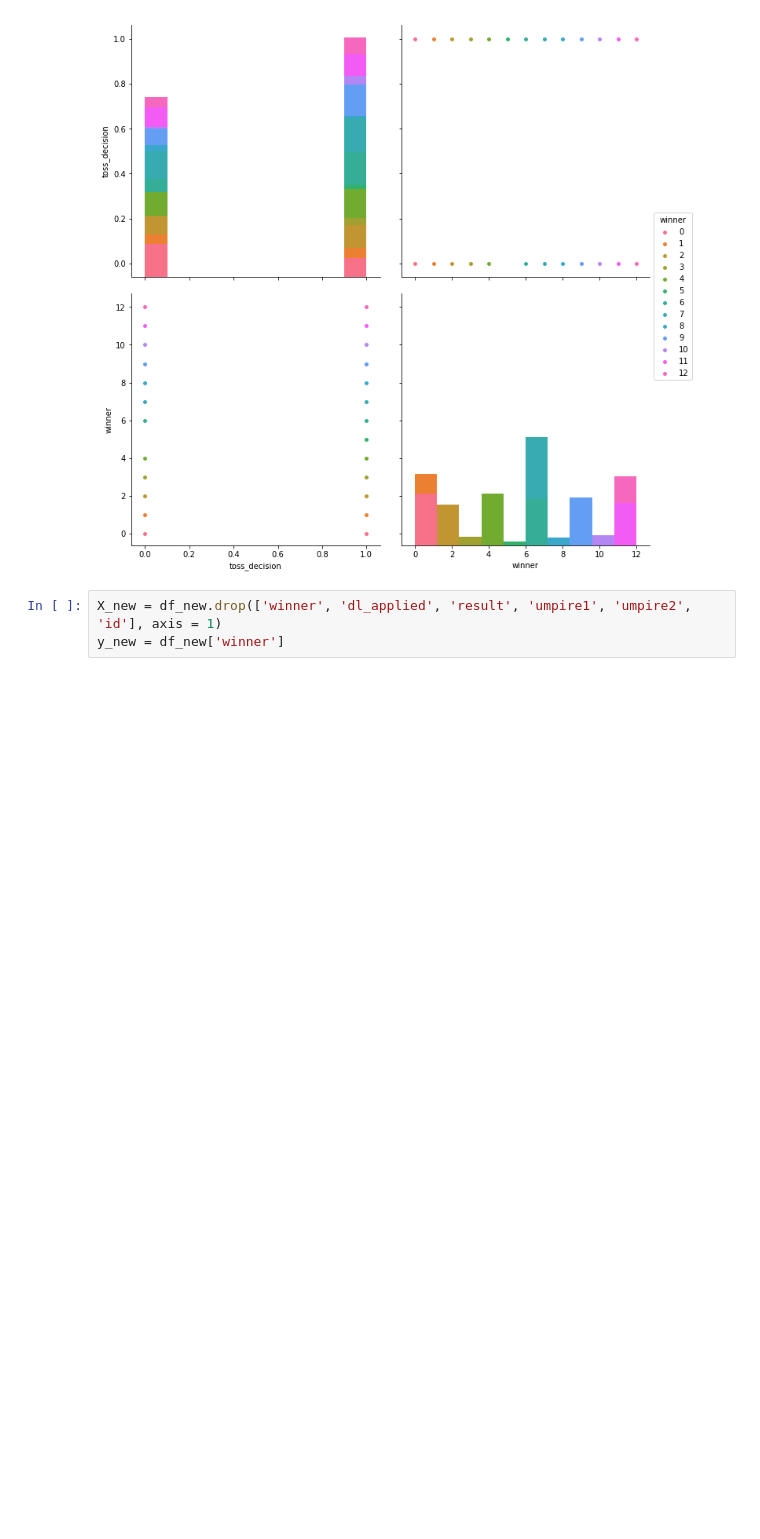
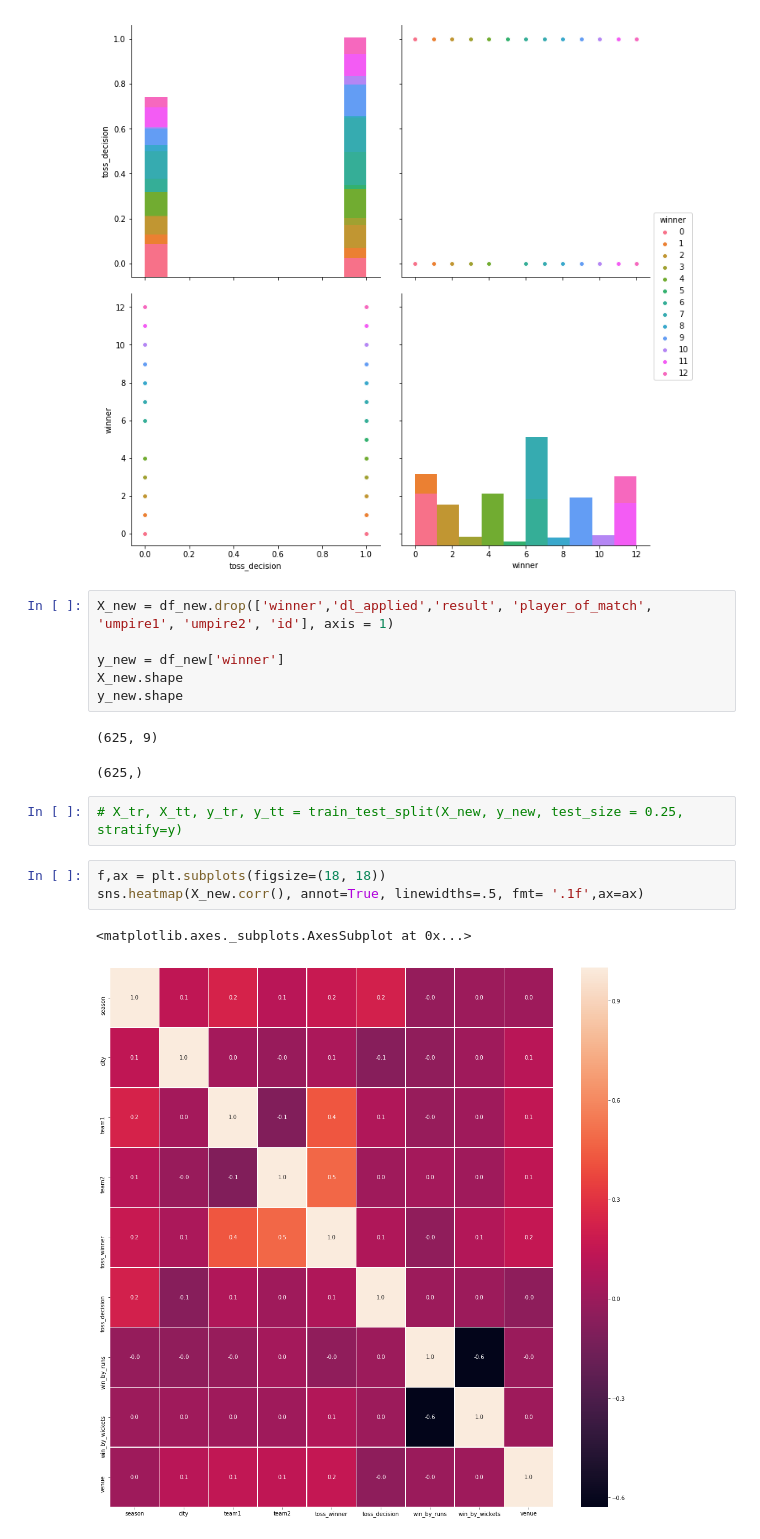
Before and after one commit to VivekWisdom/MLDatasetsAndNotebooks, a Jupyter notebook: IPL Dataset/notebooks/IPL Dataset Match Winner Prediction.ipynb, the cells around one changed output. Drawn from its saved outputs; the diff is of its cells as text; blank space fills up the shorter version.

```diff
--- a/IPL Dataset/notebooks/IPL Dataset Match Winner Prediction.ipynb
+++ b/IPL Dataset/notebooks/IPL Dataset Match Winner Prediction.ipynb
@@ -437,8 +426,22 @@ sns.pairplot(df_new, hue="winner", vars=["toss_decision", "winner"], size = 5)
 <seaborn.axisgrid.PairGrid at 0x...>
 [figure]
 # %%
-X_new = df_new.drop(['winner', 'dl_applied', 'result', 'umpire1', 'umpire2', 'id'], axis = 1)
+X_new = df_new.drop(['winner','dl_applied','result', 'player_of_match', 'umpire1', 'umpire2', 'id'], axis = 1)
+
 y_new = df_new['winner']
+X_new.shape
+y_new.shape
+# %% [output]
+(625, 9)
+(625,)
+# %%
+# X_tr, X_tt, y_tr, y_tt = train_test_split(X_new, y_new, test_size = 0.25, stratify=y)
+# %%
+f,ax = plt.subplots(figsize=(18, 18))
+sns.heatmap(X_new.corr(), annot=True, linewidths=.5, fmt= '.1f',ax=ax)
+# %% [output]
+<matplotlib.axes._subplots.AxesSubplot at 0x...>
+[figure, added]
 # %%
 X_new_ohe = pd.get_dummies(X_new, columns=X_new.columns, prefix = X_new.columns)
 X_new_ohe.head()
```
Also changed, not shown: parts of 15 cells of this notebook, 1 other file.
